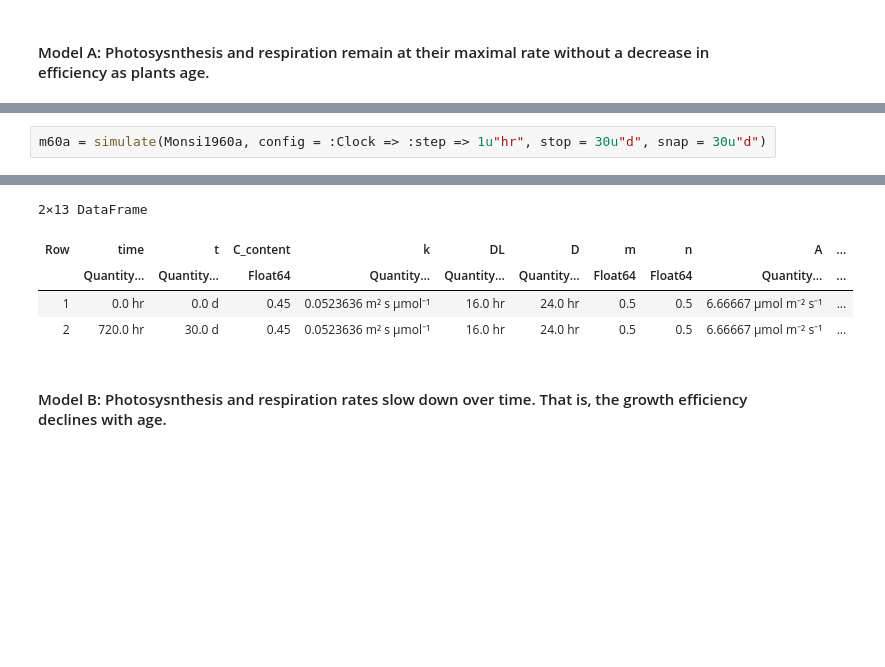
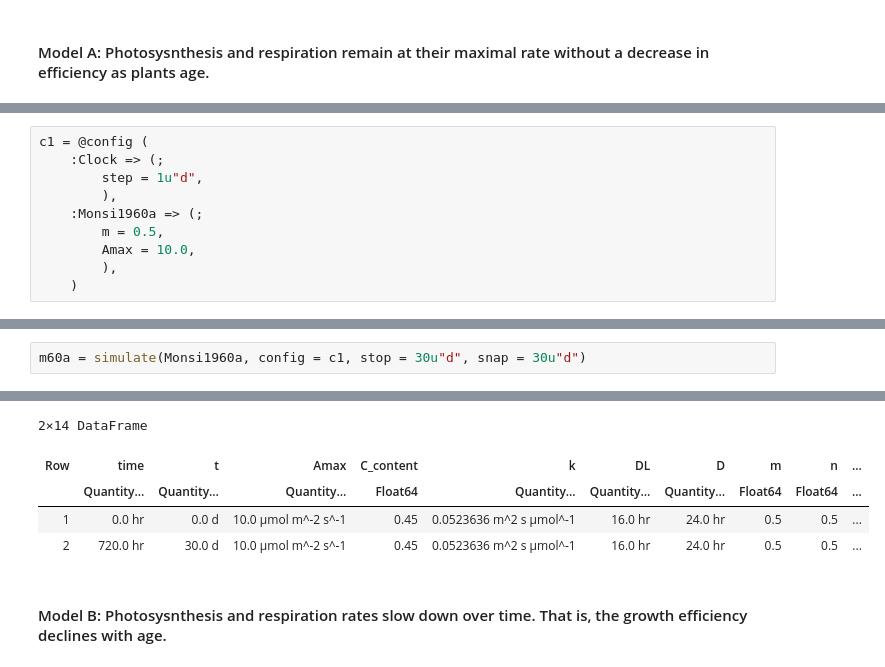
Before and after one commit to uwkimlab/plant_ecophys, a Jupyter notebook: models/03-allocation.ipynb, the cells around one changed output, grey strips where cells are left out. Drawn from its saved outputs; the diff is of its cells as text; blank space fills up the shorter version.

```diff
--- a/models/03-allocation.ipynb
+++ b/models/03-allocation.ipynb
@@ -65,3 +72,13 @@ This model is simple but elegant and is robustly grounded in the physiology to p
 end
 # %% [output]
 Monsi1960a
+# %%
+c1 = @config (
+    :Clock => (;
+        step = 1u"d",
+        ),
+    :Monsi1960a => (;
+        m = 0.5,
+        Amax = 10.0,
+        ),
+    )
@@ -68,3 +111,3 @@ Monsi1960a
 # %%
-m60a = simulate(Monsi1960a, config = :Clock => :step => 1u"hr", stop = 30u"d", snap = 30u"d")
+m60a = simulate(Monsi1960a, config = c1, stop = 30u"d", snap = 30u"d")
 # %% [output]
@@ -72,8 +115,8 @@ Progress: 100%[===========================] Time: 0:00:03 ( 4.18 ms/it)
-2×13 DataFrame
+2×14 DataFrame
-| Row | time | t | C_content | k | DL | D | m | n | A | ... |
-|  | Quantity… | Quantity… | Float64 | Quantity… | Quantity… | Quantity… | Float64 | Float64 | Quantity… | ... |
-| 1 | 0.0 hr | 0.0 d | 0.45 | 0.0523636 m² s μmol⁻¹ | 16.0 hr | 24.0 hr | 0.5 | 0.5 | 6.66667 μmol m⁻² s⁻¹ | ... |
-| 2 | 720.0 hr | 30.0 d | 0.45 | 0.0523636 m² s μmol⁻¹ | 16.0 hr | 24.0 hr | 0.5 | 0.5 | 6.66667 μmol m⁻² s⁻¹ | ... |
+| Row | time | t | Amax | C_content | k | DL | D | m | n | ... |
+|  | Quantity… | Quantity… | Quantity… | Float64 | Quantity… | Quantity… | Quantity… | Float64 | Float64 | ... |
+| 1 | 0.0 hr | 0.0 d | 10.0 μmol m^-2 s^-1 | 0.45 | 0.0523636 m^2 s μmol^-1 | 16.0 hr | 24.0 hr | 0.5 | 0.5 | ... |
+| 2 | 720.0 hr | 30.0 d | 10.0 μmol m^-2 s^-1 | 0.45 | 0.0523636 m^2 s μmol^-1 | 16.0 hr | 24.0 hr | 0.5 | 0.5 | ... |
 # %% [markdown]
 #### Model B: Photosysnthesis and respiration rates slow down over time. That is, the growth efficiency declines with age.
 # %%
```
Also changed, not shown: parts of 12 cells of this notebook, 3 other files.
